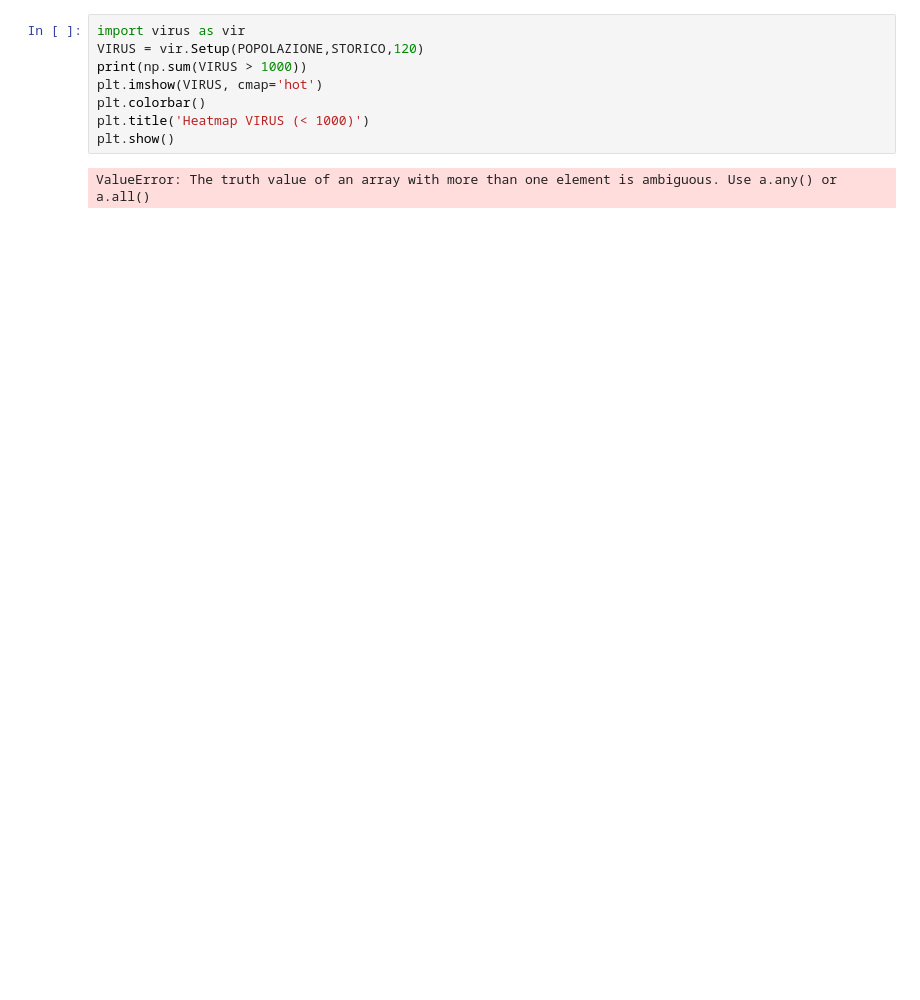
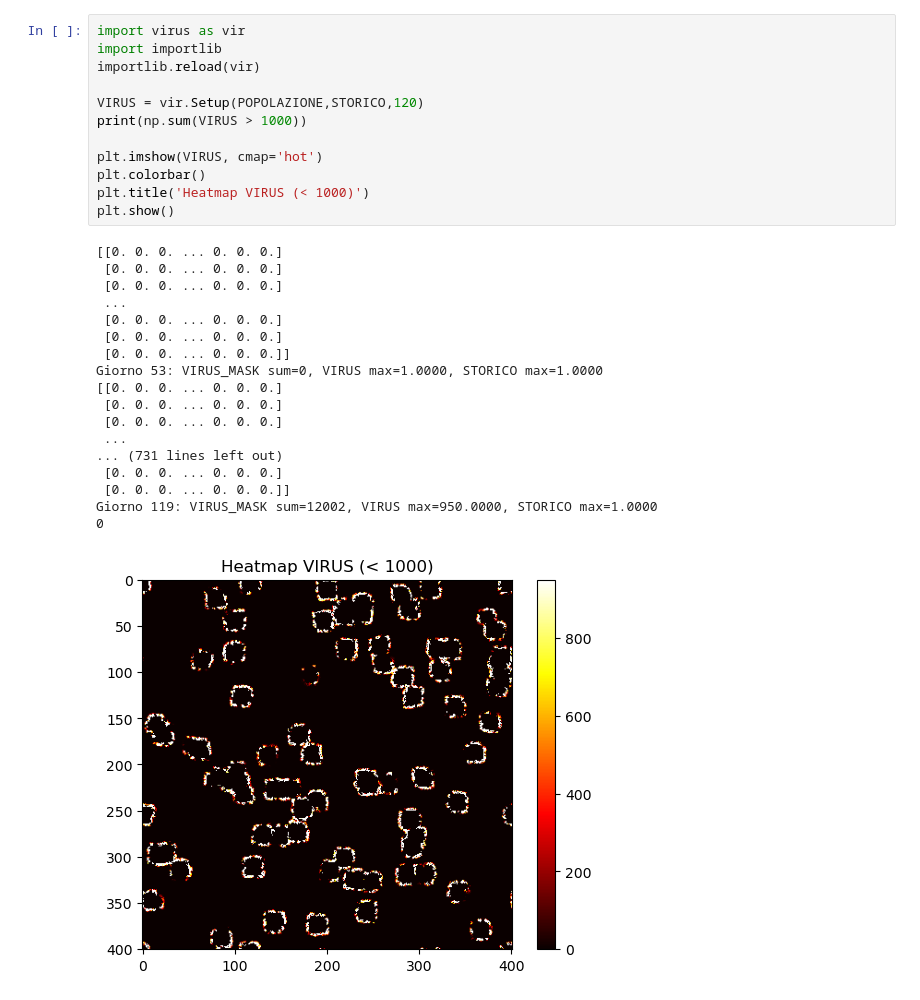
Before and after one commit to Holeryn/Metodi-Computazionali, a Jupyter notebook: progetto/esperimento.ipynb, the cells around one changed output. Saved outputs shown, nothing was run; the diff lists cells and outputs as text; blank space fills up the shorter version.

```diff
--- a/progetto/esperimento.ipynb
+++ b/progetto/esperimento.ipynb
@@ -13,10 +14,31 @@ plt.show()
 # %%
 import virus as vir
+import importlib
+importlib.reload(vir)
+
 VIRUS = vir.Setup(POPOLAZIONE,STORICO,120)
 print(np.sum(VIRUS > 1000))
+
 plt.imshow(VIRUS, cmap='hot')
 plt.colorbar()
 plt.title('Heatmap VIRUS (< 1000)')
 plt.show()
 # %% [output]
-ValueError: The truth value of an array with more than one element is ambiguous. Use a.any() or a.all()
+[[0. 0. 0. ... 0. 0. 0.]
+ [0. 0. 0. ... 0. 0. 0.]
+ [0. 0. 0. ... 0. 0. 0.]
+ ...
+ [0. 0. 0. ... 0. 0. 0.]
+ [0. 0. 0. ... 0. 0. 0.]
+ [0. 0. 0. ... 0. 0. 0.]]
+Giorno 53: VIRUS_MASK sum=0, VIRUS max=1.0000, STORICO max=1.0000
+[[0. 0. 0. ... 0. 0. 0.]
+ [0. 0. 0. ... 0. 0. 0.]
+ [0. 0. 0. ... 0. 0. 0.]
+ ...
+... (731 lines left out)
+ [0. 0. 0. ... 0. 0. 0.]
+ [0. 0. 0. ... 0. 0. 0.]]
+Giorno 119: VIRUS_MASK sum=12002, VIRUS max=950.0000, STORICO max=1.0000
+0
+[figure, added]
```
Also changed, not shown: parts of 1 cell of this notebook, 2 other files.
